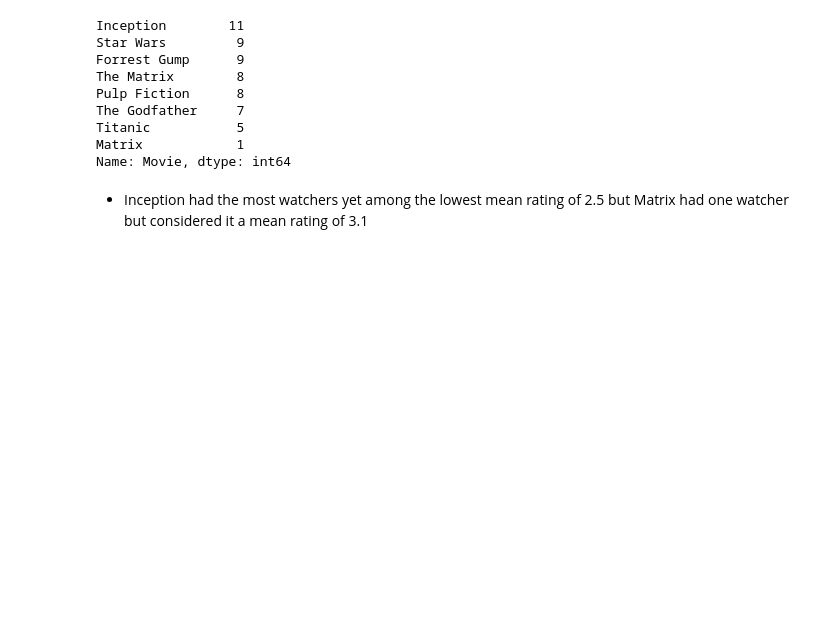
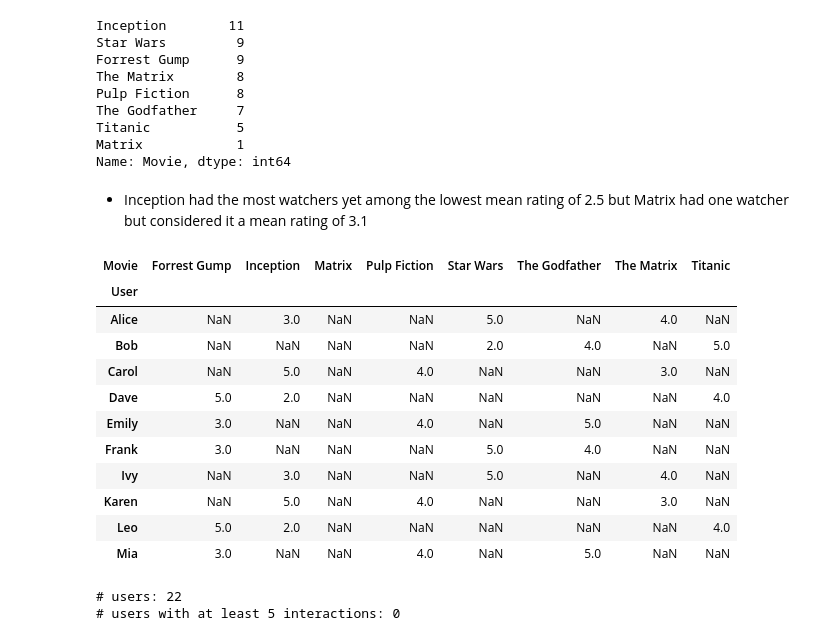
Before and after one commit to Winfry/Recommendation, a Jupyter notebook: recommendation.ipynb, the cells around one changed output. Drawn from its saved outputs; the diff is of its cells as text; code cells hidden in the pictures; blank space fills up the shorter version.

```diff
--- a/recommendation.ipynb
+++ b/recommendation.ipynb
@@ -131,3 +136,33 @@ Matrix            1
 Name: Movie, dtype: int64
 # %% [markdown]
 - Inception had the most watchers yet among the lowest mean rating of 2.5 but Matrix had one watcher but considered it a mean rating of 3.1
+# %%
+# Lets prepare a Pivot Table between Users - Movies and Ratings
+
+
+common_movie = data.pivot_table(index = "User",
+                         columns = "Movie",
+                         values = "Rating")
+
+common_movie.head(10)
+# %% [output]
+| Movie | Forrest Gump | Inception | Matrix | Pulp Fiction | Star Wars | The Godfather | The Matrix | Titanic |
+| User |  |  |  |  |  |  |  |  |
+| Alice | NaN | 3.0 | NaN | NaN | 5.0 | NaN | 4.0 | NaN |
+| Bob | NaN | NaN | NaN | NaN | 2.0 | 4.0 | NaN | 5.0 |
+| Carol | NaN | 5.0 | NaN | 4.0 | NaN | NaN | 3.0 | NaN |
+| Dave | 5.0 | 2.0 | NaN | NaN | NaN | NaN | NaN | 4.0 |
+| Emily | 3.0 | NaN | NaN | 4.0 | NaN | 5.0 | NaN | NaN |
+| Frank | 3.0 | NaN | NaN | NaN | 5.0 | 4.0 | NaN | NaN |
+| Ivy | NaN | 3.0 | NaN | NaN | 5.0 | NaN | 4.0 | NaN |
+| Karen | NaN | 5.0 | NaN | 4.0 | NaN | NaN | 3.0 | NaN |
+| Leo | 5.0 | 2.0 | NaN | NaN | NaN | NaN | NaN | 4.0 |
+| Mia | 3.0 | NaN | NaN | 4.0 | NaN | 5.0 | NaN | NaN |
+# %%
+users_interactions_count_df = data.groupby(['User', 'Rating']).size().groupby('User').size()
+print('# users: %d' % len(users_interactions_count_df))
+users_with_enough_interactions_df = users_interactions_count_df[users_interactions_count_df >= 5].reset_index()[['User']]
+print('# users with at least 5 interactions: %d' % len(users_with_enough_interactions_df))
+# %% [output]
+# users: 22
+# users with at least 5 interactions: 0
```
Also changed, not shown: parts of 1 cell of this notebook.
